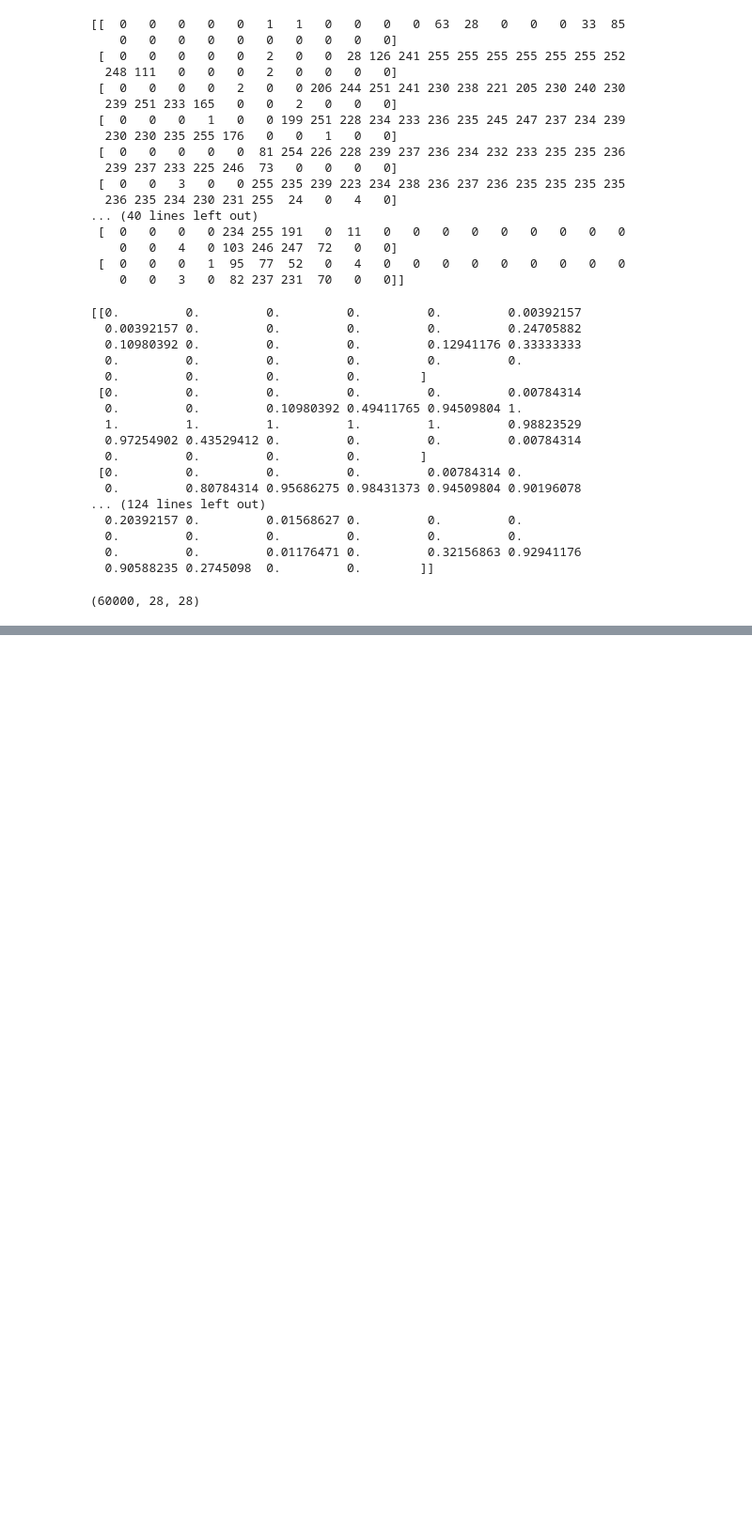
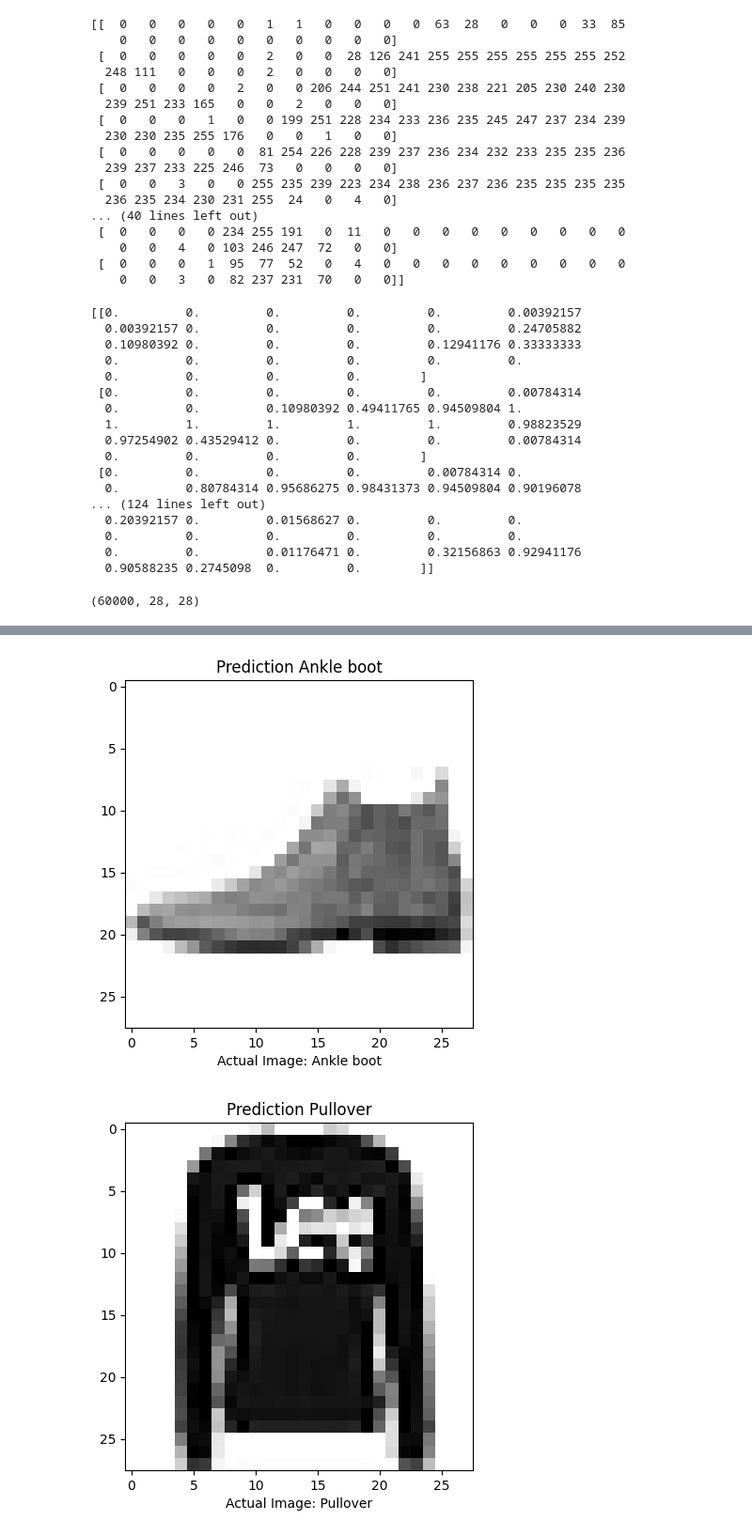
Before and after one commit to pythagoras58/neural_networks, a Jupyter notebook: tensorflow_nn.ipynb, the cells around one changed output, grey strips where cells are left out. Shown: that part at 94% size. Cells and saved outputs as stored; diff of their text form; code cells hidden in the pictures; blank space fills up the shorter version.

Commit message:
Image classifcation completion

```diff
--- a/tensorflow_nn.ipynb
+++ b/tensorflow_nn.ipynb
@@ -86,3 +86,13 @@ model = keras.Sequential([
     keras.layers.Dense(10, activation="softmax"),
 
 ])
+# %%
+model.compile(optimizer="adam", loss="sparse_categorical_crossentropy", metrics=["accuracy"])
+# %%
+# Model Training
+model.fit(train_images, train_labels, epochs=10) # epoch is for tweeking the same images the network
+
+# Evaluate the model
+test_loss, test_acc = model.evaluate(test_images, test_labels)
+
+print(f'Model Accuracy : {test_acc}  ==> Test Loss: {test_loss}')
@@ -88,0 +117,15 @@ model = keras.Sequential([
+# %%
+"""Predicting Individual Images using the created model"""
+prediction = model.predict(test_images)
+
+# find the actual image used for the prediction
+for i in range(5):
+    plt.grid(False)
+    plt.imshow(test_images[i], cmap=plt.cm.binary)
+    plt.xlabel("Actual Image: " + class_names[test_labels[i]])
+    plt.title("Prediction " + class_names[np.argmax(prediction[i])])
+    plt.show()
+
+
+#print(f'Prediction ==> {class_names[np.argmax(prediction[0])]}') # take the highest prediction value as the prediction value
+# %% [output]
@@ -88,0 +133,2 @@ model = keras.Sequential([
+[figure, added]
+[figure, added]
```
Also changed, not shown: parts of 2 cells of this notebook.
